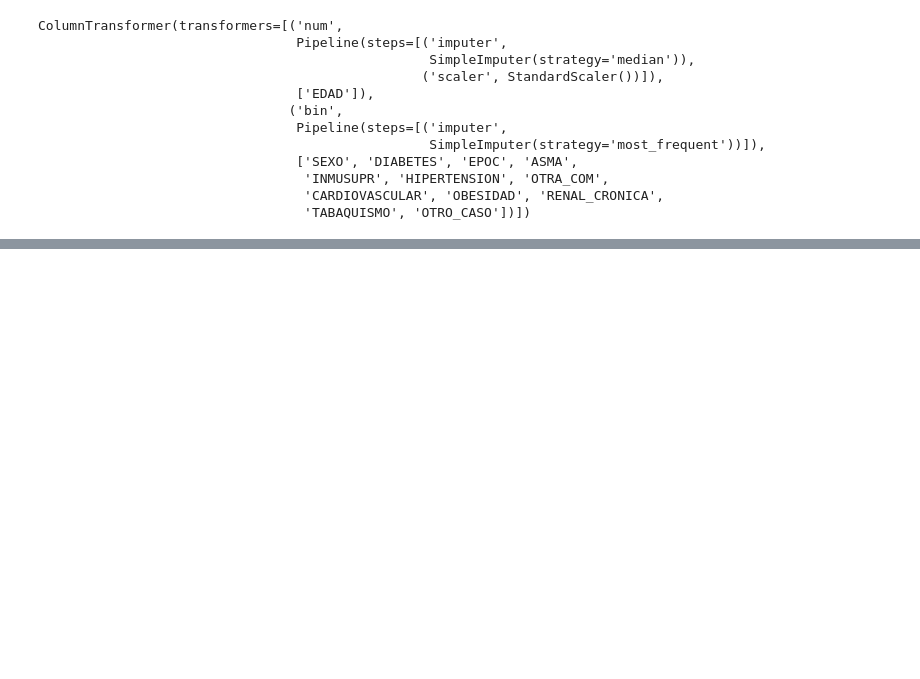
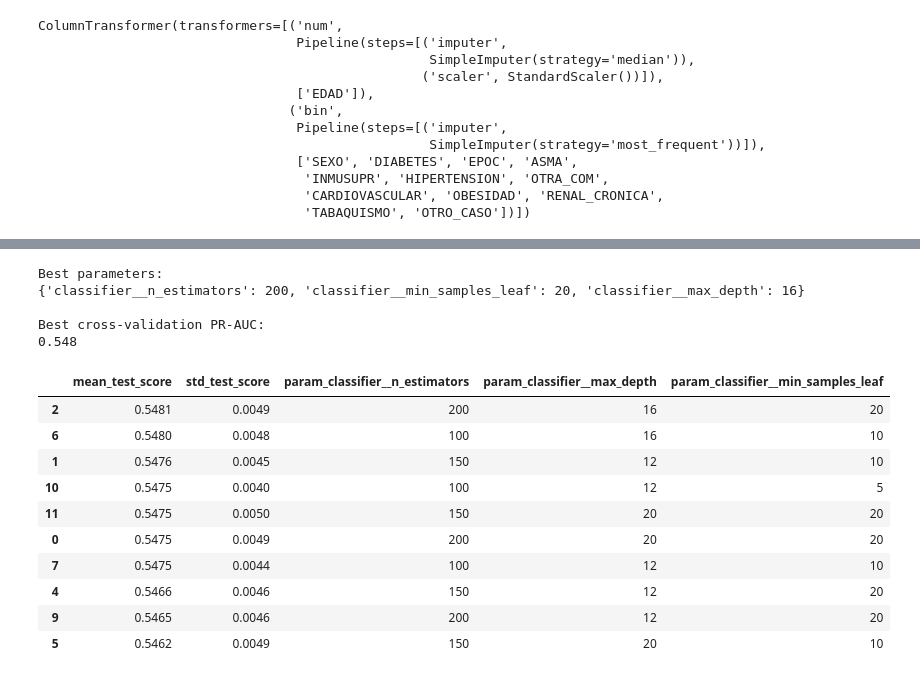
Before and after one commit to DiegoGarces95/Machine_Learning_COVID19, a Jupyter notebook: yuqi_mlproj.ipynb, the cells around one changed output, grey strips where cells are left out. Saved outputs shown, nothing was run; the diff lists cells and outputs as text; code cells hidden in the pictures; blank space fills up the shorter version.

Commit message:
Model comparison(CV), OTRO_CASO ablation, hyperparameter tuning, and final evaluation

```diff
--- a/yuqi_mlproj.ipynb
+++ b/yuqi_mlproj.ipynb
@@ -740,0 +854,27 @@ Before running the model comparison, I expect random forest to perform well beca
+# %%
+# Compare the two pipelines using the same cross-validation setup
+# The test set is still not used
+ablation_results = []
+
+for model_name, (pipeline, X_used) in ablation_models.items():
+    print("Running:", model_name)
+
+    scores = cross_validate(
+        pipeline,
+        X_used,
+        y_train,
+        cv=cv,
+        scoring=scoring,
+        n_jobs=-1
+    )
+
+    ablation_results.append({
+        "features": model_name,
+        "recall": scores["test_recall"].mean(),
+        "f1": scores["test_f1"].mean(),
+        "roc_auc": scores["test_roc_auc"].mean(),
+        "pr_auc": scores["test_pr_auc"].mean()
+    })
+
+ablation_results_df = pd.DataFrame(ablation_results)
+ablation_results_df.round(3)
@@ -740,0 +946,42 @@ Before running the model comparison, I expect random forest to perform well beca
+# %%
+# Show the best hyperparameters and best cross-validation score
+print("Best parameters:")
+print(rf_search.best_params_)
+
+print("\nBest cross-validation PR-AUC:")
+print(round(rf_search.best_score_, 3))
+# %% [output]
+Best parameters:
+{'classifier__n_estimators': 200, 'classifier__min_samples_leaf': 20, 'classifier__max_depth': 16}
+
+Best cross-validation PR-AUC:
+0.548
+# %%
+# Display the top hyperparameter configurations
+search_results = pd.DataFrame(rf_search.cv_results_)
+
+# mean_test_score: average PR-AUC across folds
+# std_test_score: std of PR-AUC across folds
+search_results = search_results[
+    [
+        "mean_test_score",
+        "std_test_score",
+        "param_classifier__n_estimators",
+        "param_classifier__max_depth",
+        "param_classifier__min_samples_leaf",
+    ]
+].sort_values("mean_test_score", ascending=False)
+
+search_results.head(10).round(4)
+# %% [output]
+|  | mean_test_score | std_test_score | param_classifier__n_estimators | param_classifier__max_depth | param_classifier__min_samples_leaf |
+| 2 | 0.5481 | 0.0049 | 200 | 16 | 20 |
+| 6 | 0.5480 | 0.0048 | 100 | 16 | 10 |
+| 1 | 0.5476 | 0.0045 | 150 | 12 | 10 |
+| 10 | 0.5475 | 0.0040 | 100 | 12 | 5 |
+| 11 | 0.5475 | 0.0050 | 150 | 20 | 20 |
+| 0 | 0.5475 | 0.0049 | 200 | 20 | 20 |
+| 7 | 0.5475 | 0.0044 | 100 | 12 | 10 |
+| 4 | 0.5466 | 0.0046 | 150 | 12 | 20 |
+| 9 | 0.5465 | 0.0046 | 200 | 12 | 20 |
+| 5 | 0.5462 | 0.0049 | 150 | 20 | 10 |
```
Also changed, not shown: parts of 29 cells of this notebook.
